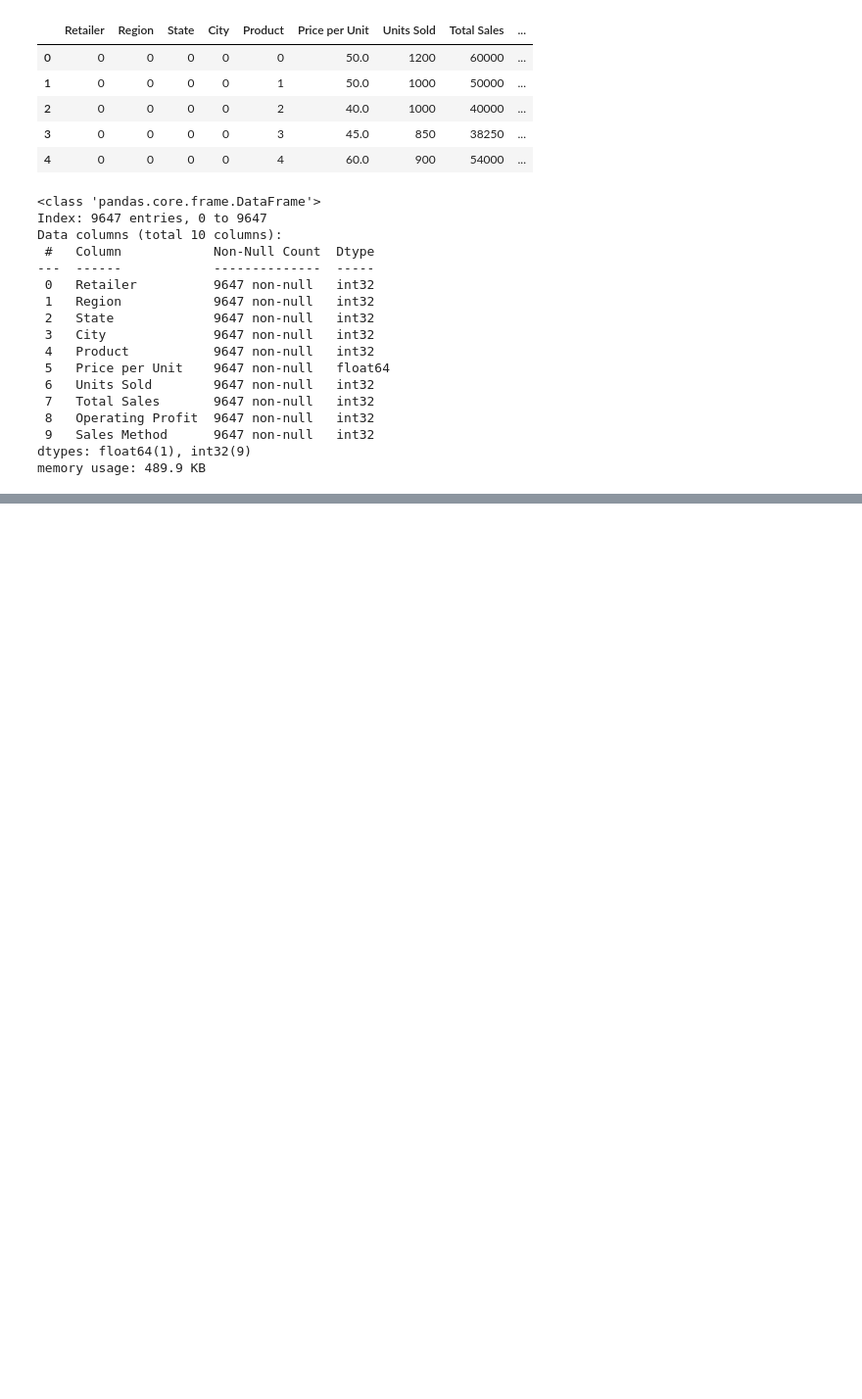
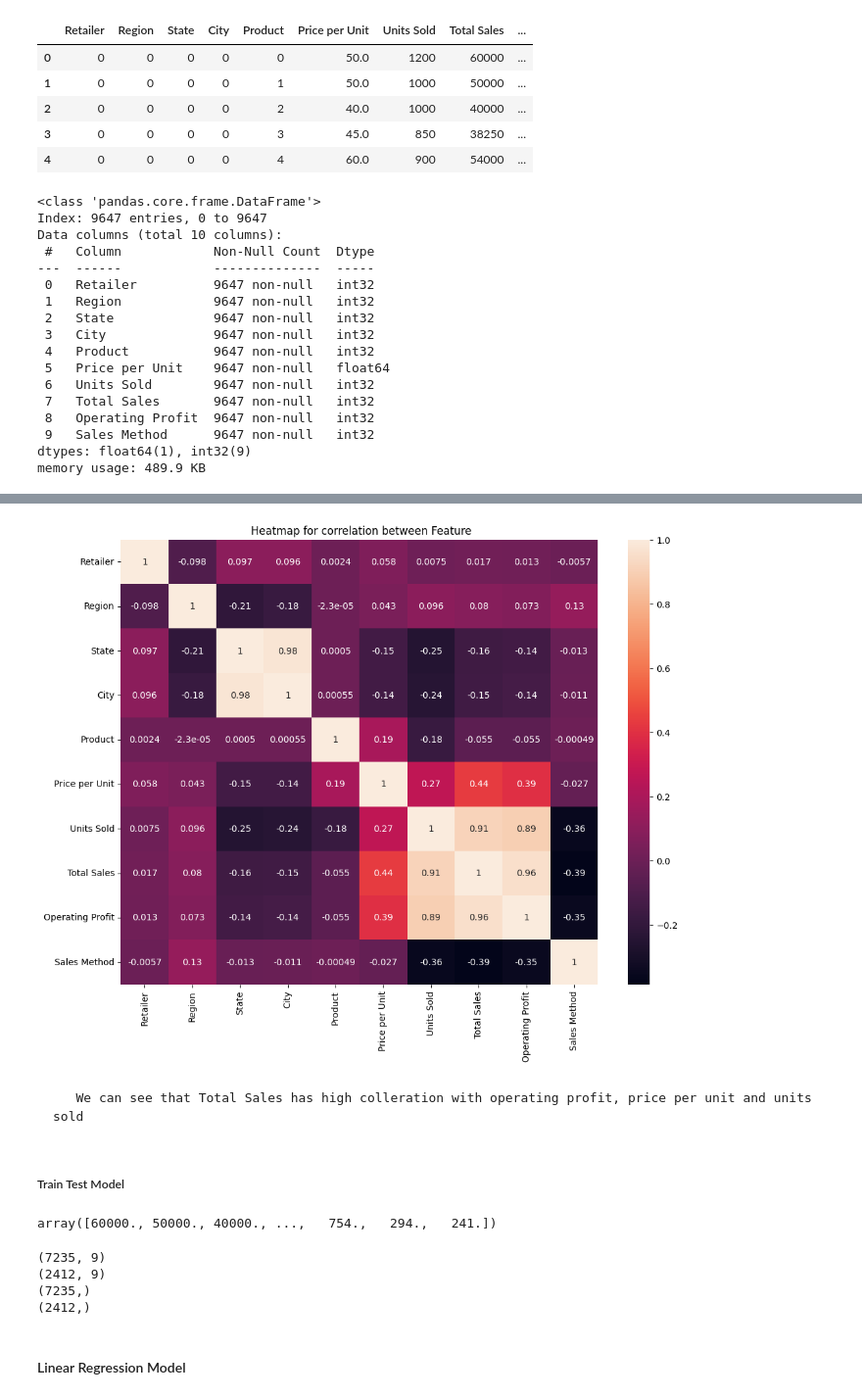
Before and after one commit to ibrahimFoud/project, a Jupyter notebook: machine_learning.ipynb, the cells around one changed output, grey strips where cells are left out. Shown at 98% size. Saved outputs shown, nothing was run; the diff lists cells and outputs as text; code cells hidden in the pictures; blank space fills up the shorter version.

```diff
--- a/machine_learning.ipynb
+++ b/machine_learning.ipynb
@@ -750,0 +753,3 @@ memory usage: 489.9 KB
+# %%
+correlation = data2.corr()
+correlation
@@ -750,0 +768,31 @@ memory usage: 489.9 KB
+# %%
+plt.figure(figsize=(12,9))
+sns.heatmap(correlation, annot = True)s
+plt.title(" Heatmap for correlation between Feature")
+plt.show()
+# %% [output]
+[figure, added]
+# %% [markdown]
+       We can see that Total Sales has high colleration with operating profit, price per unit and units sold
+# %% [markdown]
+##
+##### Train Test Model
+# %%
+x = data2.values[:,(0,1,2,3,4,5,6,8,9)]
+y = data2.values[:, 7]
+y
+# %% [output]
+array([60000., 50000., 40000., ...,   754.,   294.,   241.])
+# %%
+x_train , x_test , y_train , y_test = train_test_split(x,y, test_size = .25, random_state =17)
+print(x_train.shape)
+print(x_test.shape)
+print(y_train.shape)
+print(y_test.shape)
+# %% [output]
+(7235, 9)
+(2412, 9)
+(7235,)
+(2412,)
+# %% [markdown]
+#### Linear Regression Model
```
Also changed, not shown: parts of 10 cells of this notebook.
